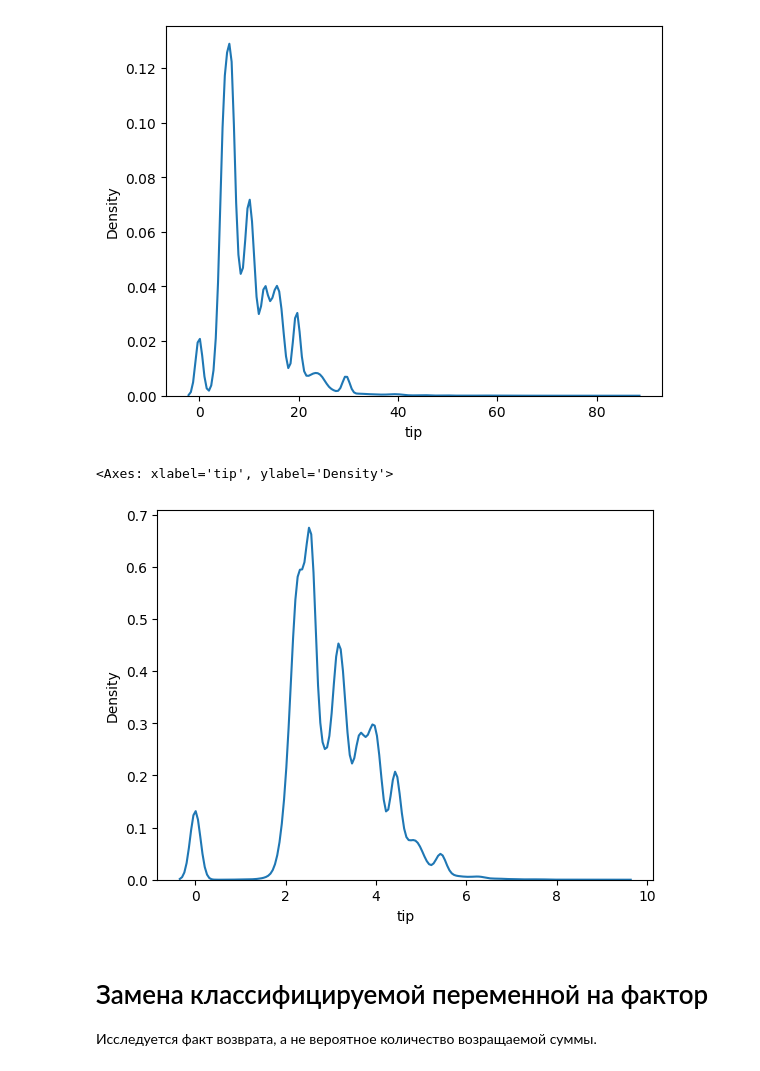
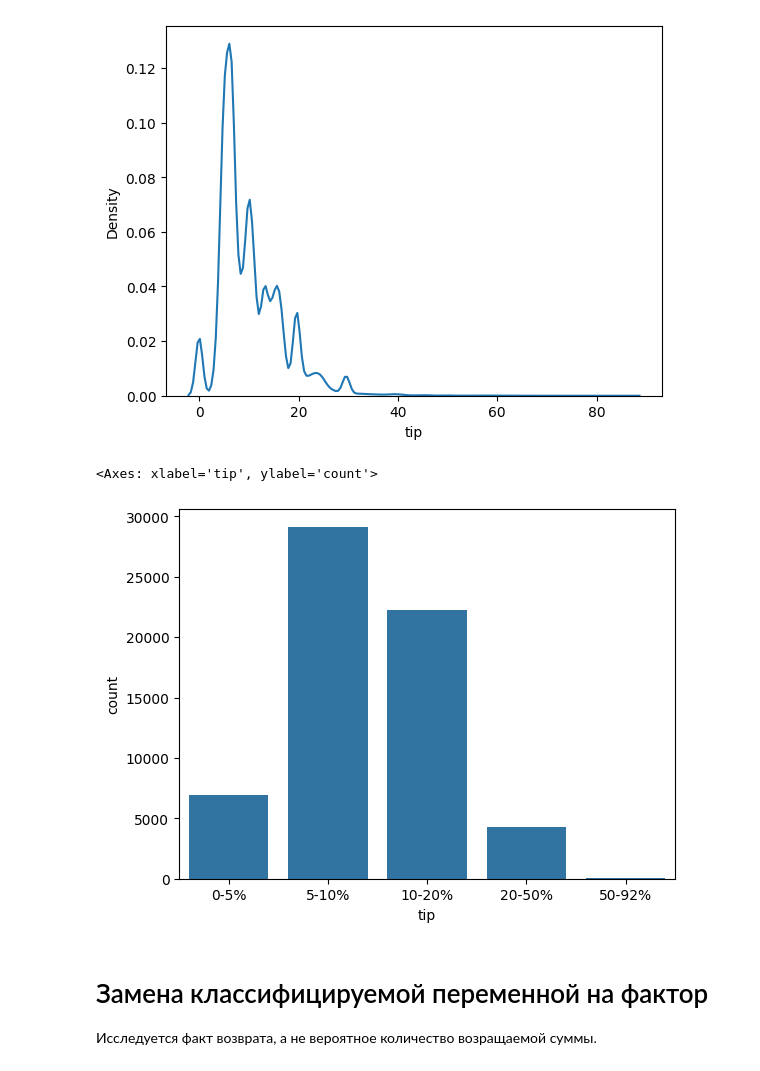
Before and after one commit to PigStep/ML-Delivery-Refund-Research, a Jupyter notebook: notebook/notebook.ipynb, the cells around one changed output. Saved outputs shown, nothing was run; the diff lists cells and outputs as text; code cells hidden in the pictures.

```diff
--- a/notebook/notebook.ipynb
+++ b/notebook/notebook.ipynb
@@ -143,0 +147,4 @@ delivery_data.head()
+# %%
+days = pd.to_datetime(delivery_data.Date)
+
+delivery_data["Date"] = days.dt.day_name()
@@ -323,12 +342,14 @@ sns.kdeplot(delivery_data,x="tip")
 <Axes: xlabel='tip', ylabel='Density'>
 [figure]
 # %%
-delivery_data["tip"] = np.sqrt(delivery_data.tip)
+bins = [0,5,10,20,50,92]
+labels = ['0-5%', '5-10%', '10-20%', '20-50%', '50-92%']
+delivery_data["tip"] = pd.cut(delivery_data.tip,bins=bins,labels=labels)
 # %%
-sns.kdeplot(delivery_data,x="tip")
+sns.countplot(delivery_data,x="tip")
 # %% [output]
-<Axes: xlabel='tip', ylabel='Density'>
+<Axes: xlabel='tip', ylabel='count'>
-[figure, old version]
+[figure, new version]
 # %% [markdown]
 # Замена классифицируемой переменной на фактор
 Исследуется факт возврата, а не вероятное количество возращаемой суммы.
```
Also changed, not shown: parts of 19 cells of this notebook.
